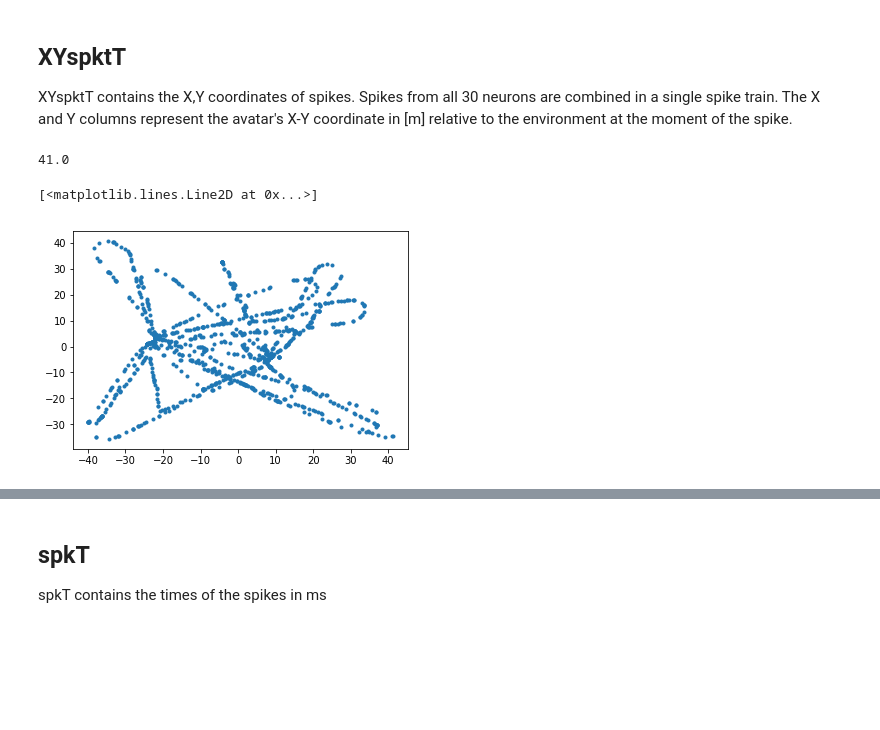
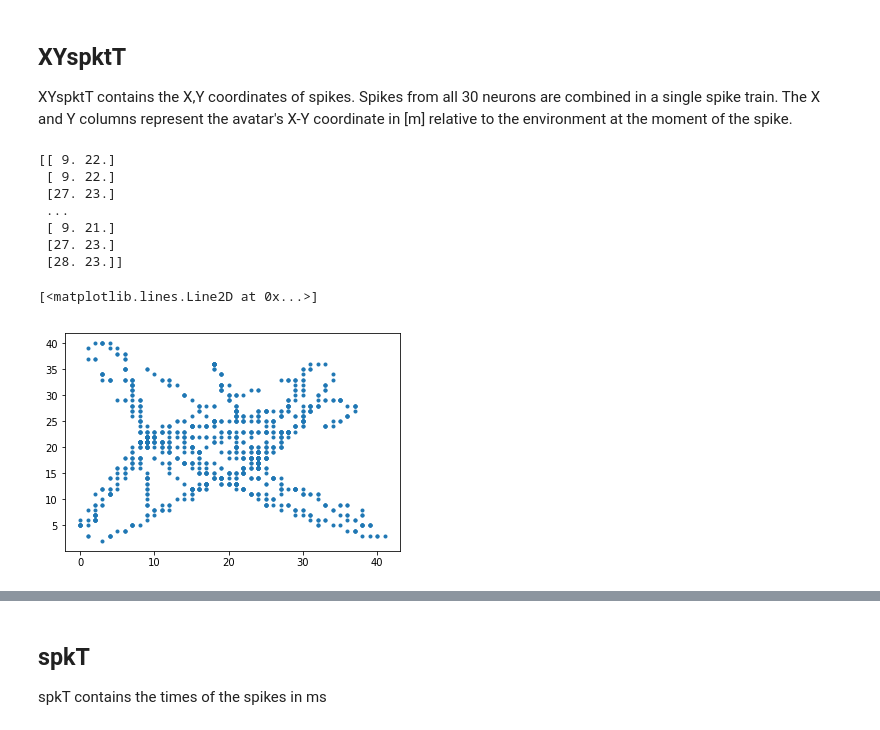
Before and after one commit to DanielHHowell/Grid-Cell, a Jupyter notebook: Grid Cell Phase Main.ipynb, the cells around one changed output, grey strips where cells are left out. Drawn from its saved outputs; the diff is of its cells as text; code cells hidden in the pictures; blank space fills up the shorter version.

```diff
--- a/Grid Cell Phase Main.ipynb
+++ b/Grid Cell Phase Main.ipynb
@@ -35,12 +33,18 @@ XYspktT contains the X,Y coordinates of spikes. Spikes from all 30 neurons are c
 # %%
 XYspkT = np.loadtxt('XYspkT.csv',delimiter=',')
 scaled_XY = np.round((XYspkT+40)/2)
-print(scaled_XY.max())
+print(scaled_XY)
 
 #2x2 meter bin
 
-plt.plot(XYspkT[:,0],XYspkT[:,1],'.')
+plt.plot(scaled_XY[:,0],scaled_XY[:,1],'.')
 # %% [output]
-41.0
+[[ 9. 22.]
+ [ 9. 22.]
+ [27. 23.]
+ ...
+ [ 9. 21.]
+ [27. 23.]
+ [28. 23.]]
 [<matplotlib.lines.Line2D at 0x...>]
-[figure, old version]
+[figure, new version]
```
Also changed, not shown: parts of 16 cells of this notebook, 1 other file.
